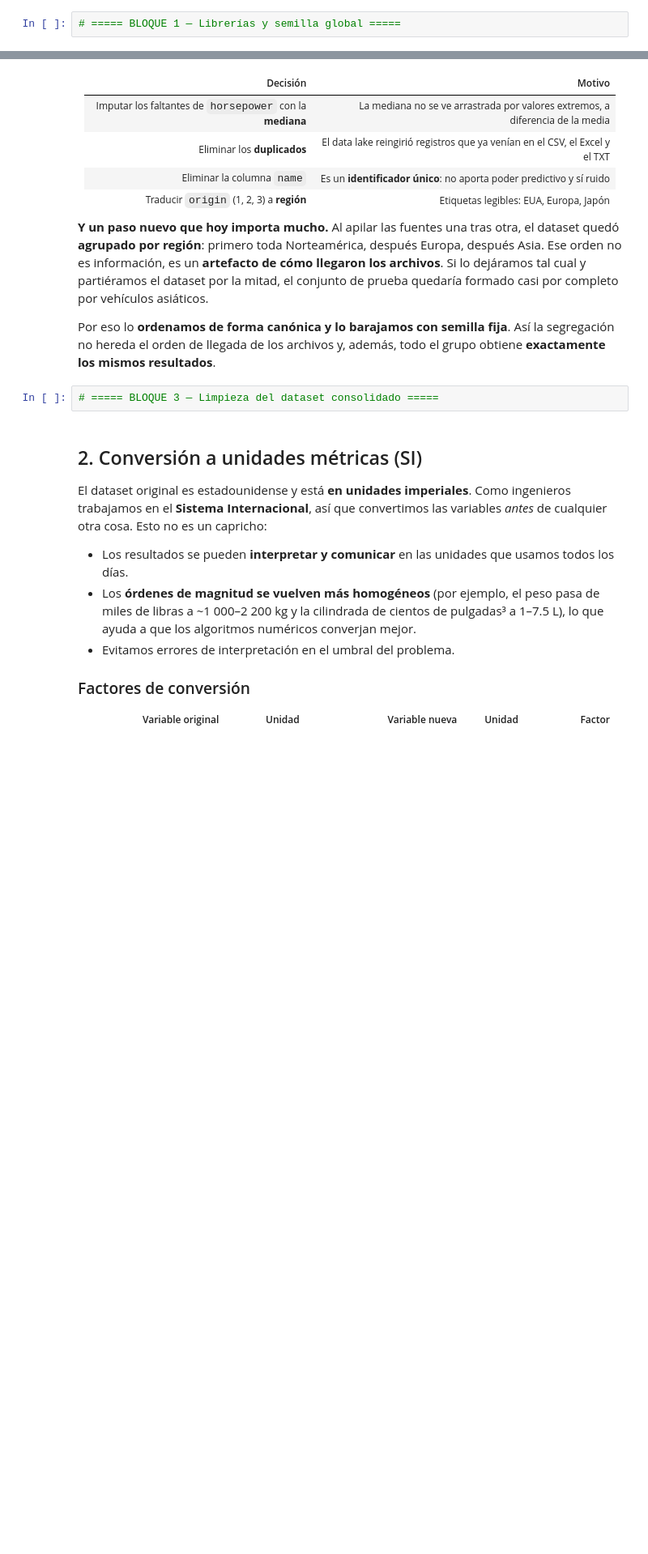
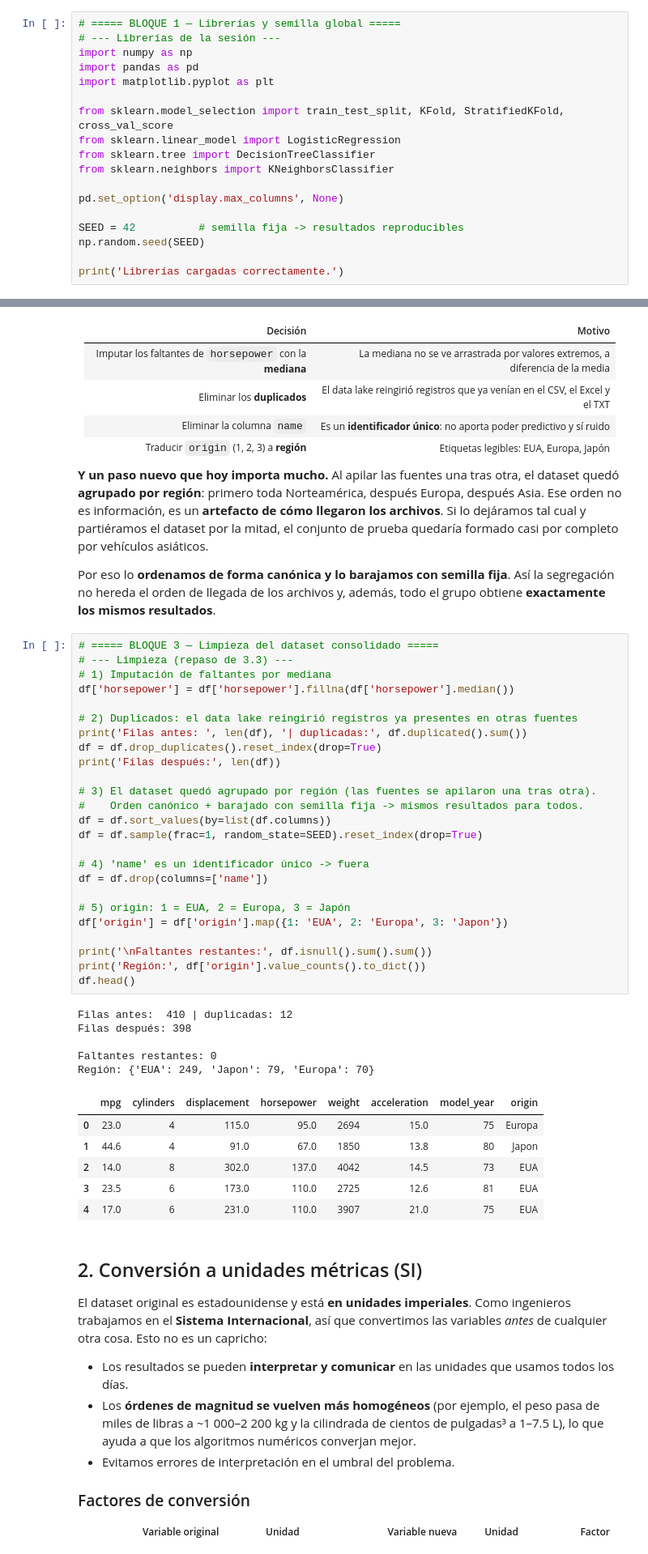
Before and after one commit to robertogurrola17-cmyk/practicas_IA, a Jupyter notebook: pract_1/02_Segregacion_Validacion_Cruzada_VACIO.ipynb, the cells around one changed output, grey strips where cells are left out. Shown at 81% size. Cells and saved outputs as stored; diff of their text form; blank space fills up the shorter version.

```diff
--- a/pract_1/02_Segregacion_Validacion_Cruzada_VACIO.ipynb
+++ b/pract_1/02_Segregacion_Validacion_Cruzada_VACIO.ipynb
@@ -38,3 +38,19 @@ Hoy tomamos los datos ya preparados y los **segregamos correctamente** para pode
 Si evaluamos con los mismos datos con los que el modelo aprendió, medimos su **memoria**, no su capacidad de **generalizar**.
 # %%
 # ===== BLOQUE 1 — Librerías y semilla global =====
+# --- Librerías de la sesión ---
+import numpy as np
+import pandas as pd
+import matplotlib.pyplot as plt
+
+from sklearn.model_selection import train_test_split, KFold, StratifiedKFold, cross_val_score
+from sklearn.linear_model import LogisticRegression
+from sklearn.tree import DecisionTreeClassifier
+from sklearn.neighbors import KNeighborsClassifier
+
+pd.set_option('display.max_columns', None)
+
+SEED = 42          # semilla fija -> resultados reproducibles
+np.random.seed(SEED)
+
+print('Librerías cargadas correctamente.')
@@ -82,6 +136,41 @@ Por eso lo **ordenamos de forma canónica y lo barajamos con semilla fija**. As
 de llegada de los archivos y, además, todo el grupo obtiene **exactamente los mismos resultados**.
 # %%
 # ===== BLOQUE 3 — Limpieza del dataset consolidado =====
+# --- Limpieza (repaso de 3.3) ---
+# 1) Imputación de faltantes por mediana
+df['horsepower'] = df['horsepower'].fillna(df['horsepower'].median())
+
+# 2) Duplicados: el data lake reingirió registros ya presentes en otras fuentes
+print('Filas antes: ', len(df), '| duplicadas:', df.duplicated().sum())
+df = df.drop_duplicates().reset_index(drop=True)
+print('Filas después:', len(df))
+
+# 3) El dataset quedó agrupado por región (las fuentes se apilaron una tras otra).
+#    Orden canónico + barajado con semilla fija -> mismos resultados para todos.
+df = df.sort_values(by=list(df.columns))
+df = df.sample(frac=1, random_state=SEED).reset_index(drop=True)
+
+# 4) 'name' es un identificador único -> fuera
+df = df.drop(columns=['name'])
+
+# 5) origin: 1 = EUA, 2 = Europa, 3 = Japón
+df['origin'] = df['origin'].map({1: 'EUA', 2: 'Europa', 3: 'Japon'})
+
+print('\nFaltantes restantes:', df.isnull().sum().sum())
+print('Región:', df['origin'].value_counts().to_dict())
+df.head()
+# %% [output]
+Filas antes:  410 | duplicadas: 12
+Filas después: 398
+
+Faltantes restantes: 0
+Región: {'EUA': 249, 'Japon': 79, 'Europa': 70}
+|  | mpg | cylinders | displacement | horsepower | weight | acceleration | model_year | origin |
+| 0 | 23.0 | 4 | 115.0 | 95.0 | 2694 | 15.0 | 75 | Europa |
+| 1 | 44.6 | 4 | 91.0 | 67.0 | 1850 | 13.8 | 80 | Japon |
+| 2 | 14.0 | 8 | 302.0 | 137.0 | 4042 | 14.5 | 73 | EUA |
+| 3 | 23.5 | 6 | 173.0 | 110.0 | 2725 | 12.6 | 81 | EUA |
+| 4 | 17.0 | 6 | 231.0 | 110.0 | 3907 | 21.0 | 75 | EUA |
 # %% [markdown]
 ## 2. Conversión a unidades métricas (SI)
 
```
Also changed, not shown: parts of 17 cells of this notebook, 6 other files.
